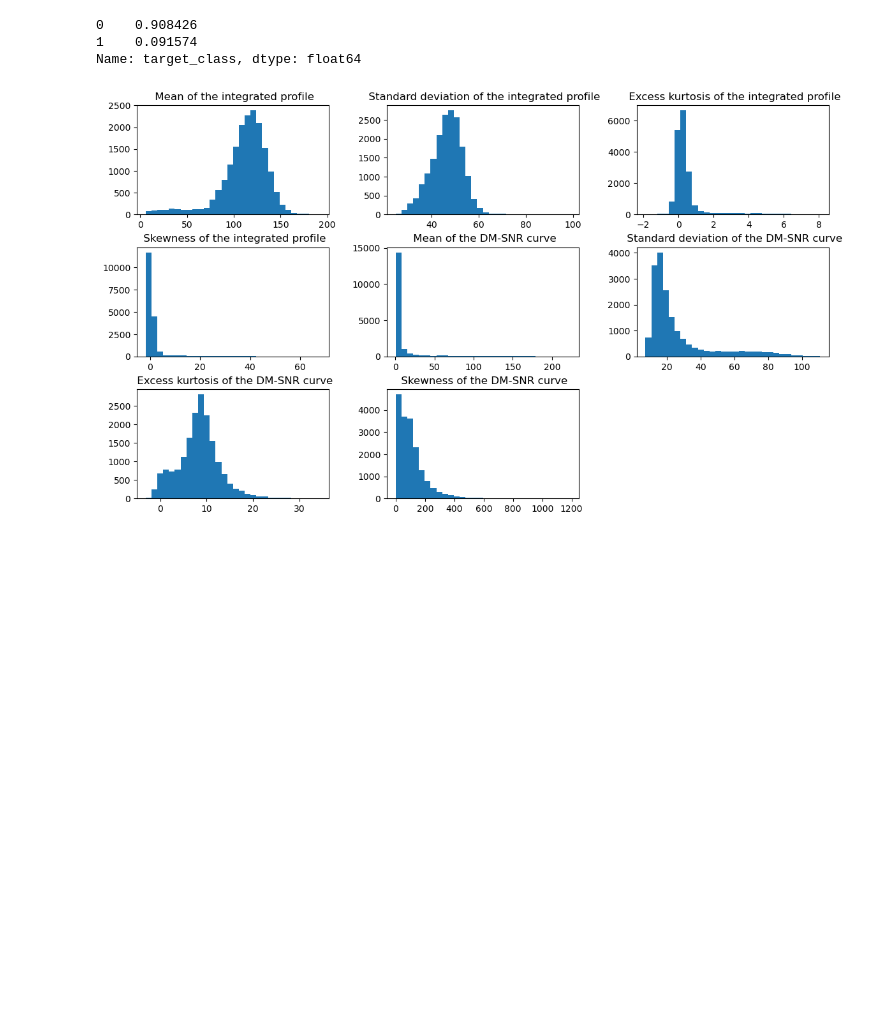
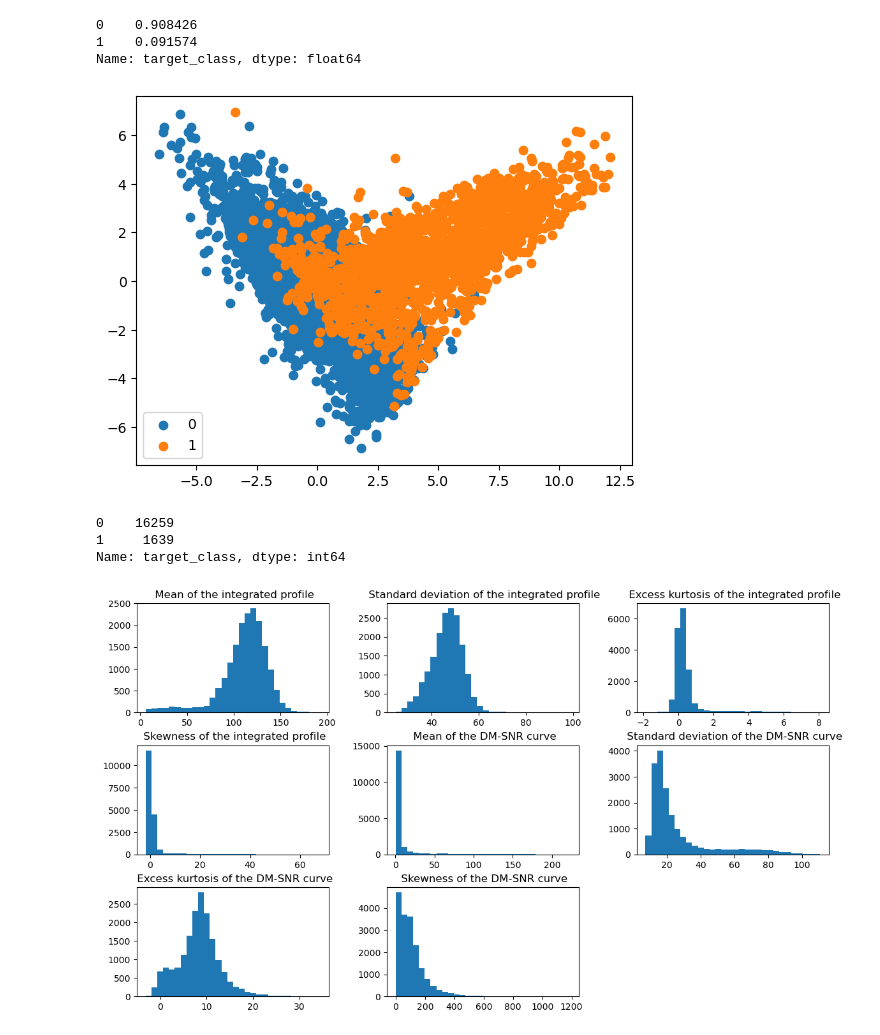
Before and after one commit to KHP95/AIB_TP1, a Jupyter notebook: EDA.ipynb, the cells around one changed output. Saved outputs shown, nothing was run; the diff lists cells and outputs as text; code cells hidden in the pictures; blank space fills up the shorter version.

```diff
--- a/EDA.ipynb
+++ b/EDA.ipynb
@@ -166,6 +166,24 @@ target class 비율
 0    0.908426
 1    0.091574
 Name: target_class, dtype: float64
+# %%
+from sklearn.decomposition import PCA
+
+scaler = StandardScaler()
+temp = scaler.fit_transform(df2.drop(columns='target_class'))
+pca = PCA()
+temp = pca.fit_transform(temp)
+temp1 = pd.DataFrame(temp[:,:2], columns=['component1', 'component2'])
+temp1 = pd.concat((temp1, df2[['target_class']]), axis=1)
+plt.scatter(temp1[temp1.target_class==0].component1, temp1[temp1.target_class==0].component2, label='0')
+plt.scatter(temp1[temp1.target_class==1].component1, temp1[temp1.target_class==1].component2, label='1')
+plt.legend()
+plt.show()
+# %% [output]
+[figure, added]
+0    16259
+1     1639
+Name: target_class, dtype: int64
 # %%
 # 데이터 분포 확인
 df2.iloc[:,:-1].hist(bins=30, figsize=(14,8), grid=False)
```
Also changed, not shown: 12 other files.
